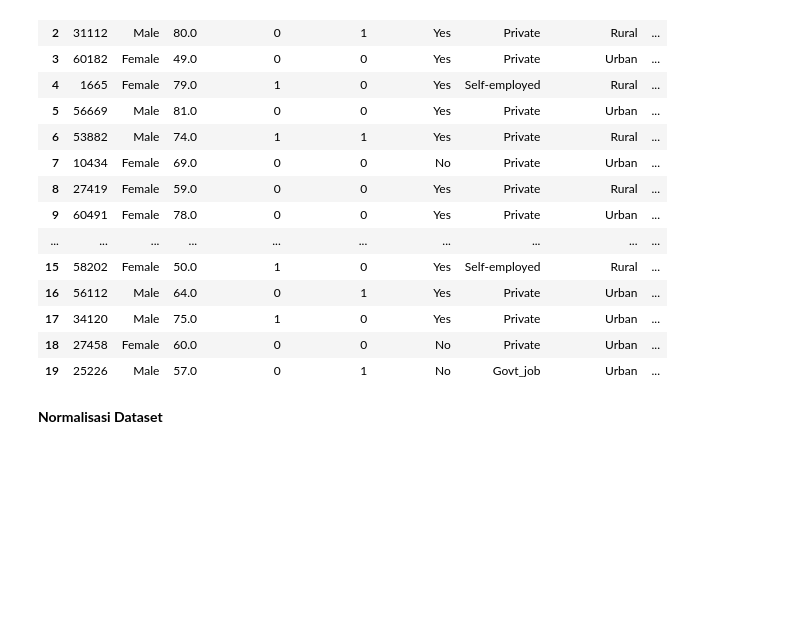
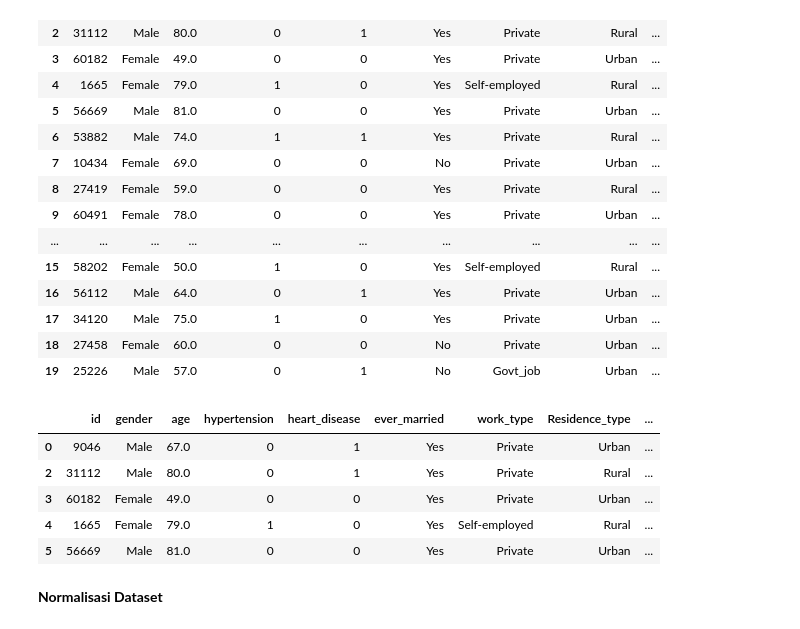
Before and after one commit to krsx/FP-ML, a Jupyter notebook: FinalProject/Decision_Tree.ipynb, the cells around one changed output. Saved outputs shown, nothing was run; the diff lists cells and outputs as text; code cells hidden in the pictures; blank space fills up the shorter version.

```diff
--- a/FinalProject/Decision_Tree.ipynb
+++ b/FinalProject/Decision_Tree.ipynb
@@ -23,6 +23,16 @@ data.head(20)
 | 17 | 34120 | Male | 75.0 | 1 | 0 | Yes | Private | Urban | ... |
 | 18 | 27458 | Female | 60.0 | 0 | 0 | No | Private | Urban | ... |
 | 19 | 25226 | Male | 57.0 | 0 | 1 | No | Govt_job | Urban | ... |
+# %%
+test_data = data.dropna()
+test_data.head()
+# %% [output]
+|  | id | gender | age | hypertension | heart_disease | ever_married | work_type | Residence_type | ... |
+| 0 | 9046 | Male | 67.0 | 0 | 1 | Yes | Private | Urban | ... |
+| 2 | 31112 | Male | 80.0 | 0 | 1 | Yes | Private | Rural | ... |
+| 3 | 60182 | Female | 49.0 | 0 | 0 | Yes | Private | Urban | ... |
+| 4 | 1665 | Female | 79.0 | 1 | 0 | Yes | Self-employed | Rural | ... |
+| 5 | 56669 | Male | 81.0 | 0 | 0 | Yes | Private | Urban | ... |
 # %% [markdown]
 **Normalisasi Dataset**
 # %%
```
Also changed, not shown: parts of 1 cell of this notebook, 3 other files.
